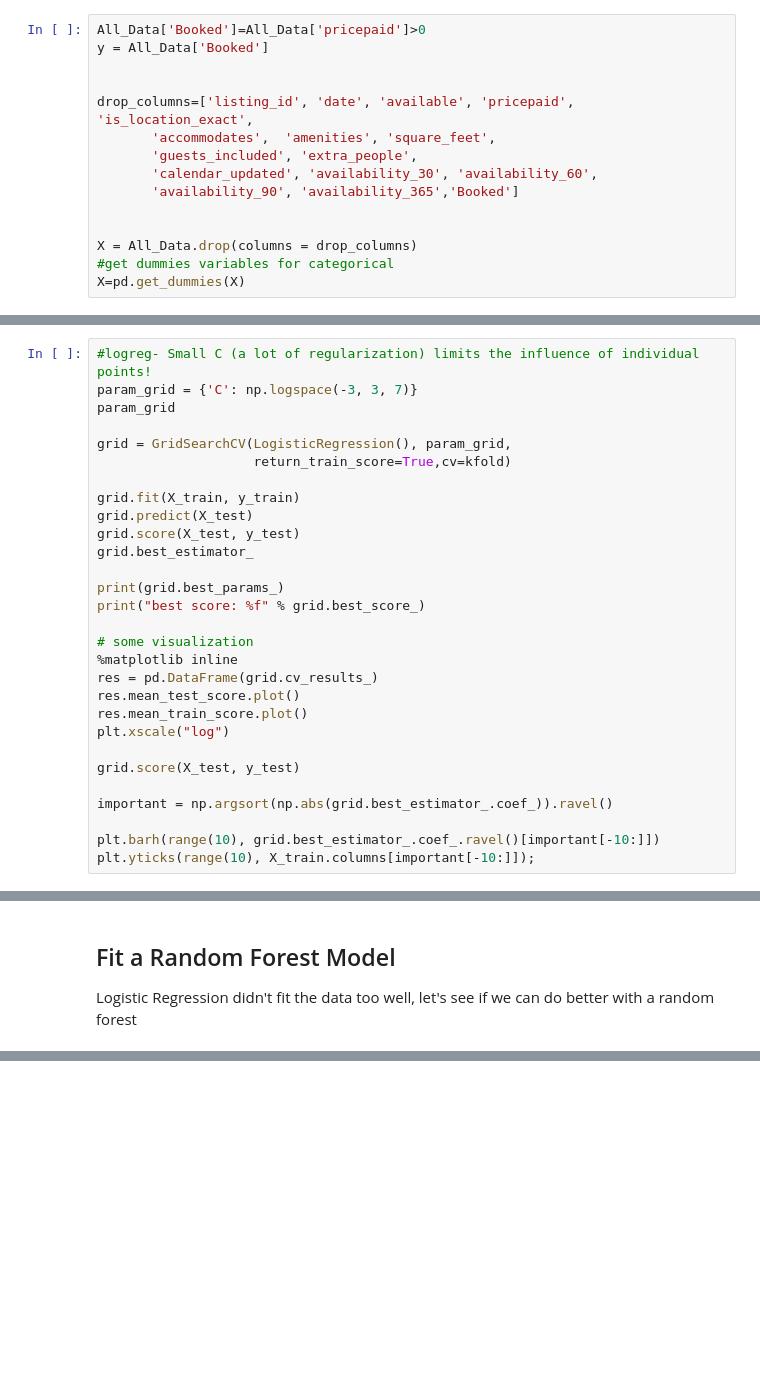
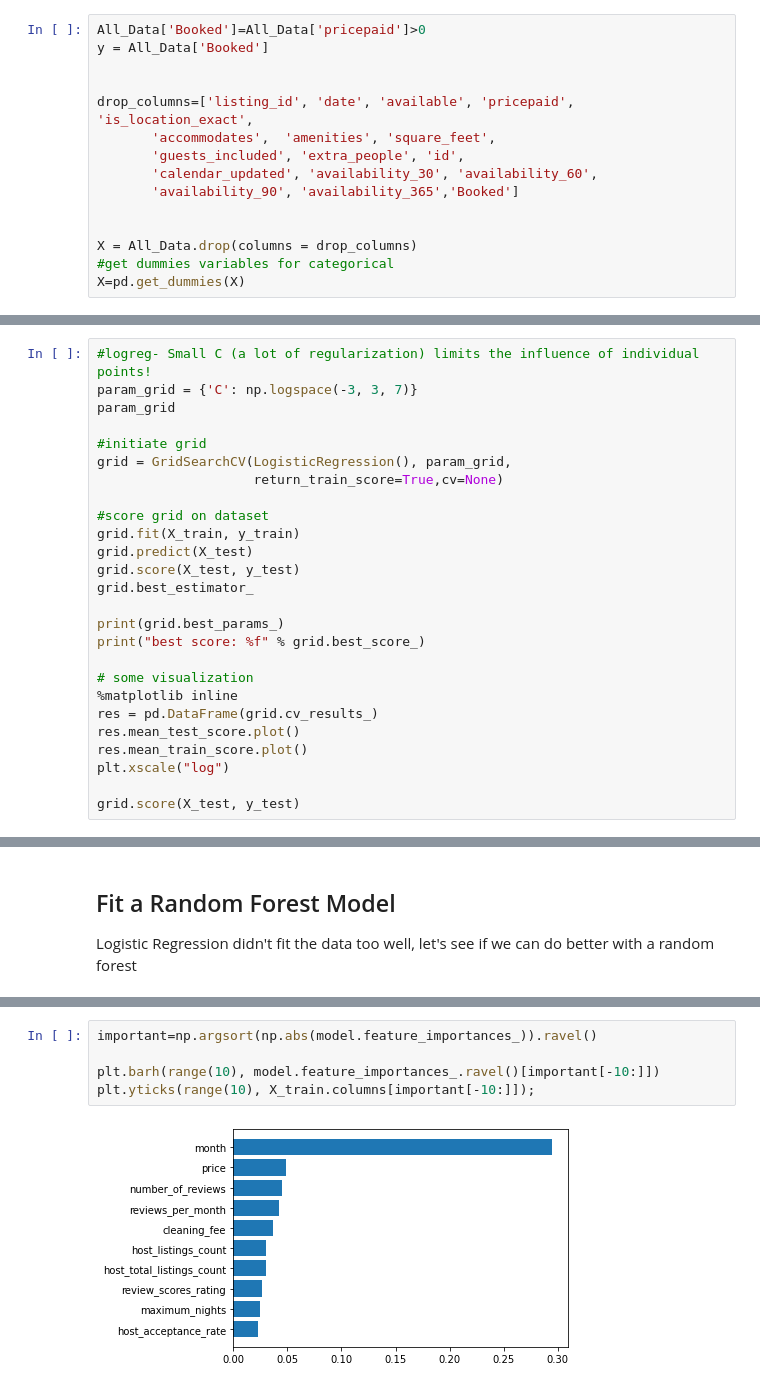
Before and after one commit to nkreimold/Udacity-Airbnb-Exploration, a Jupyter notebook: Analysis.ipynb, the cells around one changed output, grey strips where cells are left out. Drawn from its saved outputs; the diff is of its cells as text; blank space fills up the shorter version.

Commit message:
added model evaluation graphs and comments

```diff
--- a/Analysis.ipynb
+++ b/Analysis.ipynb
@@ -361,7 +361,7 @@ y = All_Data['Booked']
 
 drop_columns=['listing_id', 'date', 'available', 'pricepaid', 'is_location_exact',
        'accommodates',  'amenities', 'square_feet',
-       'guests_included', 'extra_people',
+       'guests_included', 'extra_people', 'id',
        'calendar_updated', 'availability_30', 'availability_60',
        'availability_90', 'availability_365','Booked']
 
@@ -402,9 +403,11 @@ test set score of logreg: 0.584416
 param_grid = {'C': np.logspace(-3, 3, 7)}
 param_grid
 
+#initiate grid
 grid = GridSearchCV(LogisticRegression(), param_grid,
-                    return_train_score=True,cv=kfold)
+                    return_train_score=True,cv=None)
 
+#score grid on dataset
 grid.fit(X_train, y_train)
 grid.predict(X_test)
 grid.score(X_test, y_test)
@@ -421,8 +424,3 @@ res.mean_train_score.plot()
 plt.xscale("log")
 
 grid.score(X_test, y_test)
-
-important = np.argsort(np.abs(grid.best_estimator_.coef_)).ravel()
-
-plt.barh(range(10), grid.best_estimator_.coef_.ravel()[important[-10:]])
-plt.yticks(range(10), X_train.columns[important[-10:]]);
@@ -443,0 +454,7 @@ print("test set score of logreg: %f" % model.score(X_test, y_test))
+# %%
+important=np.argsort(np.abs(model.feature_importances_)).ravel()
+
+plt.barh(range(10), model.feature_importances_.ravel()[important[-10:]])
+plt.yticks(range(10), X_train.columns[important[-10:]]);
+# %% [output]
+[figure, added]
```
Also changed, not shown: parts of 6 cells of this notebook.
